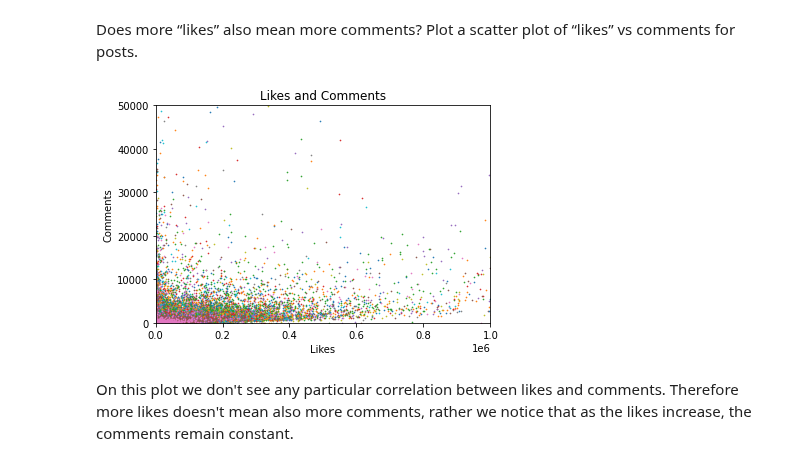
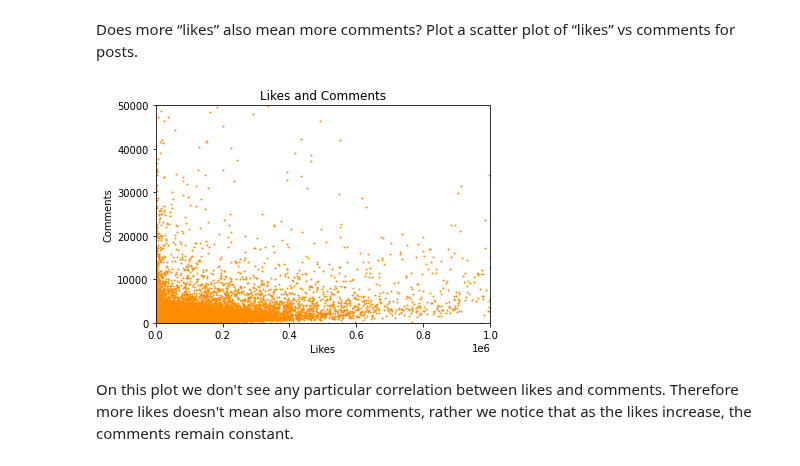
Before and after one commit to Matteo-Candi/ADM_HW2, a Jupyter notebook: main.ipynb, the cells around one changed output. Drawn from its saved outputs; the diff is of its cells as text; code cells hidden in the pictures.

Commit message:
chart 8.3

```diff
--- a/main.ipynb
+++ b/main.ipynb
@@ -213,15 +213,15 @@ Does more “likes” also mean more comments? Plot a scatter plot of “likes
 # %%
 plt.scatter(0, 0, s=.1)
 plt.xlim([0, 1000000])      # Here we don't care about outliers but we only want readble informations on the scatterplot so we use appropriate ranges
 plt.ylim([0, 50000])
 plt.title('Likes and Comments')
 plt.xlabel('Likes')
 plt.ylabel('Comments')
 for chunk in pd.read_csv('/content/drive/MyDrive/ADM/instagram_posts.csv', sep='\t', chunksize=500000, usecols=['numbr_likes', 'number_comments']):
-    plt.scatter(chunk.numbr_likes, chunk.number_comments, s = .4)
+    plt.scatter(chunk.numbr_likes, chunk.number_comments, s = .9, color='darkorange')
 plt.show()
 # %% [output]
-[figure, old version]
+[figure, new version]
 # %% [markdown]
 On this plot we don't see any particular correlation between likes and comments. Therefore more likes doesn't mean also more comments, rather we notice that as the likes increase, the comments remain constant.
 # %% [markdown]
```
